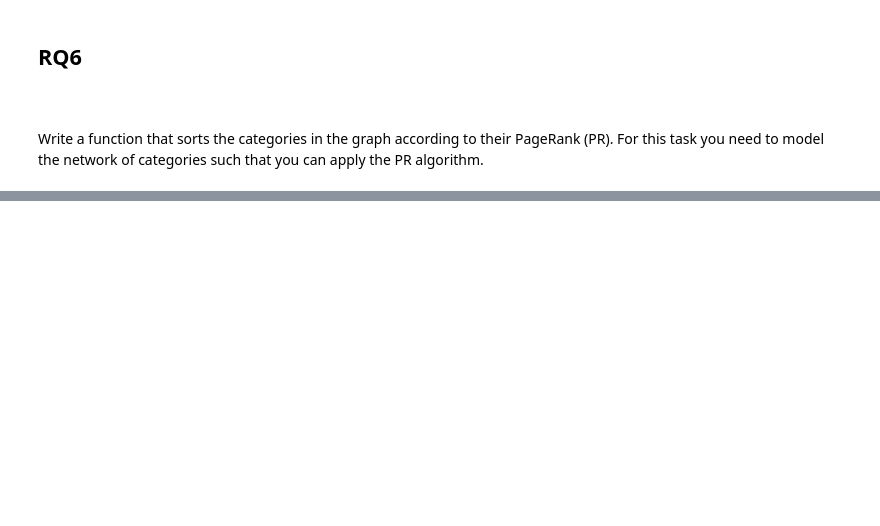
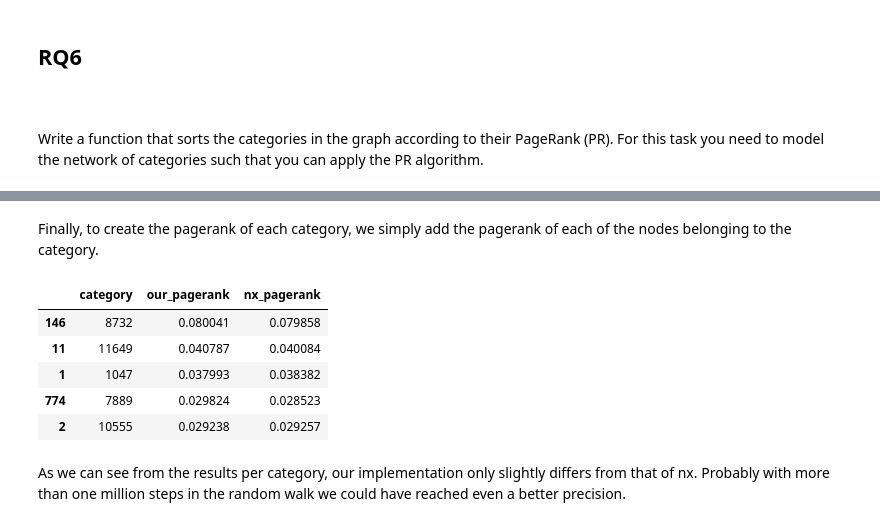
Before and after one commit to mehrzadjafari/ADM-HW5, a Jupyter notebook: ADM-HW5.ipynb, the cells around one changed output, grey strips where cells are left out. Drawn from its saved outputs; the diff is of its cells as text; code cells hidden in the pictures; blank space fills up the shorter version.

```diff
--- a/ADM-HW5.ipynb
+++ b/ADM-HW5.ipynb
@@ -89,0 +111,3 @@ with open('wiki-topcats-categories.txt') as f:
+# %%
+with open('category_for_node.pkl', 'rb') as f:
+    category_for_node = pickle.load(f)
@@ -584,0 +701,3 @@ with open('category_counter.pkl', 'rb') as f:
+# %%
+from functions import pagerank
+pr_dict = pagerank(graph = wiki_reduced, N = len_all_vertices, iters = 1000000, lambd = 0.85)
@@ -584,0 +706,9 @@ with open('category_counter.pkl', 'rb') as f:
+# %%
+# Check with nx
+pr_nx = nx.pagerank(wiki_reduced)
+
+rand_choice = np.random.choice(wiki_reduced.nodes, 3)
+
+for i in rand_choice:
+    print('\nRandom node chosen:', i)
+    print('PageRank as computed by us and by networkx, respectively:', pr_dict[i], pr_nx[i])
@@ -584,0 +724,28 @@ with open('category_counter.pkl', 'rb') as f:
+# %% [markdown]
+Finally, to create the pagerank of each category, we simply add the pagerank of each of the nodes belonging to the category.
+# %%
+categories_pr = defaultdict(int)
+categories_prnx = defaultdict(int)
+
+for node in wiki_reduced.nodes:
+    category = category_for_node[node]
+    categories_pr[category] += pr_dict[node]
+    categories_prnx[category] += pr_nx[node]
+# %%
+keys = categories_pr.keys()
+values_1 = categories_pr.values()
+values_2 = categories_prnx.values()
+final_pagerank = pd.DataFrame([keys, values_1, values_2]).T
+final_pagerank.columns = ['category', 'our_pagerank', 'nx_pagerank']
+final_pagerank['category'] = final_pagerank['category'].astype(int)
+final_pagerank.sort_values('our_pagerank', inplace = True, ascending = False)
+final_pagerank.head()
+# %% [output]
+|  | category | our_pagerank | nx_pagerank |
+| 146 | 8732 | 0.080041 | 0.079858 |
+| 11 | 11649 | 0.040787 | 0.040084 |
+| 1 | 1047 | 0.037993 | 0.038382 |
+| 774 | 7889 | 0.029824 | 0.028523 |
+| 2 | 10555 | 0.029238 | 0.029257 |
+# %% [markdown]
+As we can see from the results per category, our implementation only slightly differs from that of nx. Probably with more than one million steps in the random walk we could have reached even a better precision.
```
Also changed, not shown: parts of 63 cells of this notebook, 1 other file.
